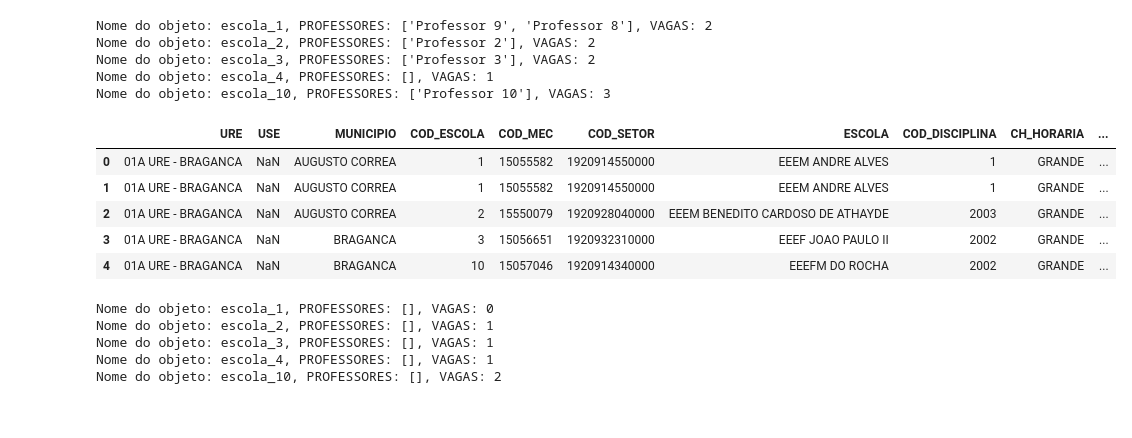
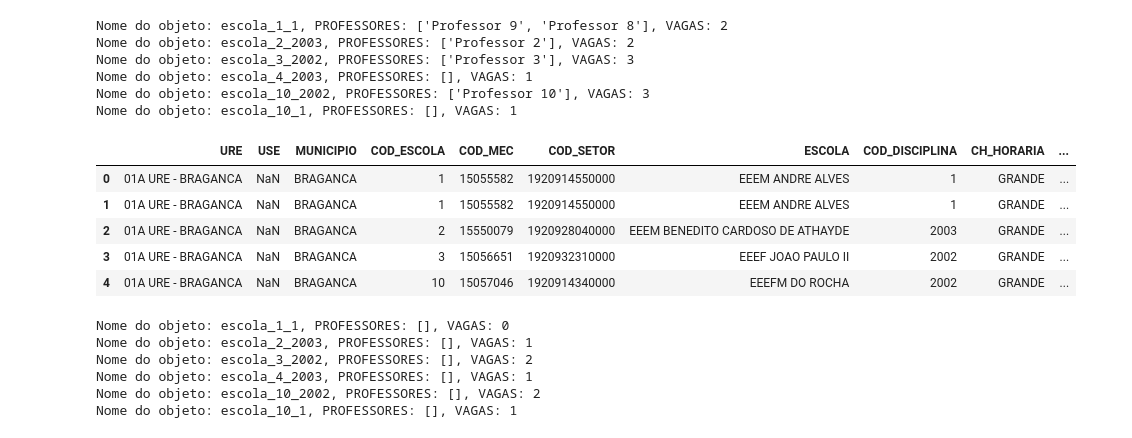
Before and after one commit to LH-Carreira/Algoritmo-lotacao, a Jupyter notebook: 03.ipynb, the cells around one changed output. Saved outputs shown, nothing was run; the diff lists cells and outputs as text; code cells hidden in the pictures.

```diff
--- a/03.ipynb
+++ b/03.ipynb
@@ -24,7 +24,7 @@ escolas_dict = {}
 # Percorrer as linhas do DataFrame
 for indice, linha in base_escolas.iterrows():
     # Gerar o nome do objeto
-    nome_objeto = f"escola_{linha['COD_ESCOLA']}"
+    nome_objeto = f"escola_{linha['COD_ESCOLA']}_{linha['COD_DISCIPLINA']}"
 
     # Criar um objeto Escola para cada linha
     escola = Escola(
@@ -69,12 +70,14 @@ base_professores = pd.read_excel('prof.xlsx')
 base_professores = base_professores.sort_values(by='DATA_EXERCICIO', ascending=True)
 base_professores = base_professores.sort_values(by='SEGUNDA_HABILITACAO', ascending=False)
 base_professores = base_professores.sort_values(by='area_conhecimento', ascending=False)
-base_professores = base_professores.sort_values(by='INTERNO', ascending=False)
+#base_professores = base_professores.sort_values(by='INTERNO', ascending=False)
 base_professores = base_professores.sort_values(by='EFETIVO', ascending=False)
 
 professores_internos = base_professores[base_professores['INTERNO'] == 'SIM']
 display(professores_internos)
 
+global professores_lotados
+
 professores_lotados = pd.DataFrame(columns=['URE', 'USE', 'MUNICIPIO', 'COD_ESCOLA', 'COD_MEC','COD_SETOR', 'ESCOLA','COD_DISCIPLINA'])
 # %% [output]
 |  | URE | USE | MUNICIPIO | COD_ESCOLA | COD_MEC | COD_SETOR | ESCOLA | COD_DISCIPLINA | SERVIDOR | ... |
@@ -92,10 +95,11 @@ for nome_objeto, escola in escolas_dict.items():
 
     for index, professor in professores_internos.iterrows():
         cod_disciplina = professor['COD_DISCIPLINA']
+        agrupamento = professor['MUNICIPIO']
         cod_escola = professor['COD_ESCOLA']
         carga_horaria = professor['JORNADA']
 
-        if (escola.COD_DISCIPLINA == cod_disciplina) and (cod_escola == escola.COD_ESCOLA):
+        if (escola.COD_DISCIPLINA == cod_disciplina) and (cod_escola == escola.COD_ESCOLA) and (escola.MUNICIPIO == agrupamento):
             servidor = professor['SERVIDOR']
             # Verifica se o professor já foi adicionado à lista da escola
             if servidor not in escola.lista_professores:
@@ -121,48 +125,50 @@ for nome_objeto, escola in escolas_dict.items():
             'MUNICIPIO': escola.MUNICIPIO,
             'COD_ESCOLA': escola.COD_ESCOLA,
             'COD_MEC': escola.COD_MEC,
             'COD_SETOR': escola.COD_SETOR,
             'ESCOLA': escola.ESCOLA,
             'COD_DISCIPLINA': escola.COD_DISCIPLINA,
             'CH_HORARIA': escola.CH_HORARIA,
             'Professor': professor  # Adiciona um professor por vez
         }
         # Adicionando os dados do professor ao DataFrame professores_lotados
         professores_lotados = professores_lotados._append(dados, ignore_index=True)
 
         for index, servidor in professores_internos.iterrows():
             if professor == servidor['SERVIDOR']:
                 cod = index
                 base_professores.drop(cod, inplace=True)
         # Removendo o professor da lista
         escola.lista_professores.pop(0)
 
         # Subtraindo 1 da quantidade de vagas
         escola.VAGAS -= 1
 
         # Exibindo informações
 
 display(professores_lotados)
 
 for nome_objeto, escola in escolas_dict.items():
     print(f"Nome do objeto: {nome_objeto}, PROFESSORES: {escola.lista_professores}, VAGAS: {escola.VAGAS}")
 # %% [output]
-Nome do objeto: escola_1, PROFESSORES: ['Professor 9', 'Professor 8'], VAGAS: 2
-Nome do objeto: escola_2, PROFESSORES: ['Professor 2'], VAGAS: 2
-Nome do objeto: escola_3, PROFESSORES: ['Professor 3'], VAGAS: 2
-Nome do objeto: escola_4, PROFESSORES: [], VAGAS: 1
-Nome do objeto: escola_10, PROFESSORES: ['Professor 10'], VAGAS: 3
+Nome do objeto: escola_1_1, PROFESSORES: ['Professor 9', 'Professor 8'], VAGAS: 2
+Nome do objeto: escola_2_2003, PROFESSORES: ['Professor 2'], VAGAS: 2
+Nome do objeto: escola_3_2002, PROFESSORES: ['Professor 3'], VAGAS: 3
+Nome do objeto: escola_4_2003, PROFESSORES: [], VAGAS: 1
+Nome do objeto: escola_10_2002, PROFESSORES: ['Professor 10'], VAGAS: 3
+Nome do objeto: escola_10_1, PROFESSORES: [], VAGAS: 1
 |  | URE | USE | MUNICIPIO | COD_ESCOLA | COD_MEC | COD_SETOR | ESCOLA | COD_DISCIPLINA | CH_HORARIA | ... |
-| 0 | 01A URE - BRAGANCA | NaN | AUGUSTO CORREA | 1 | 15055582 | 1920914550000 | EEEM ANDRE ALVES | 1 | GRANDE | ... |
-| 1 | 01A URE - BRAGANCA | NaN | AUGUSTO CORREA | 1 | 15055582 | 1920914550000 | EEEM ANDRE ALVES | 1 | GRANDE | ... |
-| 2 | 01A URE - BRAGANCA | NaN | AUGUSTO CORREA | 2 | 15550079 | 1920928040000 | EEEM BENEDITO CARDOSO DE ATHAYDE | 2003 | GRANDE | ... |
+| 0 | 01A URE - BRAGANCA | NaN | BRAGANCA | 1 | 15055582 | 1920914550000 | EEEM ANDRE ALVES | 1 | GRANDE | ... |
+| 1 | 01A URE - BRAGANCA | NaN | BRAGANCA | 1 | 15055582 | 1920914550000 | EEEM ANDRE ALVES | 1 | GRANDE | ... |
+| 2 | 01A URE - BRAGANCA | NaN | BRAGANCA | 2 | 15550079 | 1920928040000 | EEEM BENEDITO CARDOSO DE ATHAYDE | 2003 | GRANDE | ... |
 | 3 | 01A URE - BRAGANCA | NaN | BRAGANCA | 3 | 15056651 | 1920932310000 | EEEF JOAO PAULO II | 2002 | GRANDE | ... |
 | 4 | 01A URE - BRAGANCA | NaN | BRAGANCA | 10 | 15057046 | 1920914340000 | EEEFM DO ROCHA | 2002 | GRANDE | ... |
-Nome do objeto: escola_1, PROFESSORES: [], VAGAS: 0
-Nome do objeto: escola_2, PROFESSORES: [], VAGAS: 1
-Nome do objeto: escola_3, PROFESSORES: [], VAGAS: 1
-Nome do objeto: escola_4, PROFESSORES: [], VAGAS: 1
-Nome do objeto: escola_10, PROFESSORES: [], VAGAS: 2
+Nome do objeto: escola_1_1, PROFESSORES: [], VAGAS: 0
+Nome do objeto: escola_2_2003, PROFESSORES: [], VAGAS: 1
+Nome do objeto: escola_3_2002, PROFESSORES: [], VAGAS: 2
+Nome do objeto: escola_4_2003, PROFESSORES: [], VAGAS: 1
+Nome do objeto: escola_10_2002, PROFESSORES: [], VAGAS: 2
+Nome do objeto: escola_10_1, PROFESSORES: [], VAGAS: 1
 # %%
 display(base_professores)
 
```
Also changed, not shown: parts of 8 cells of this notebook, 2 other files.
